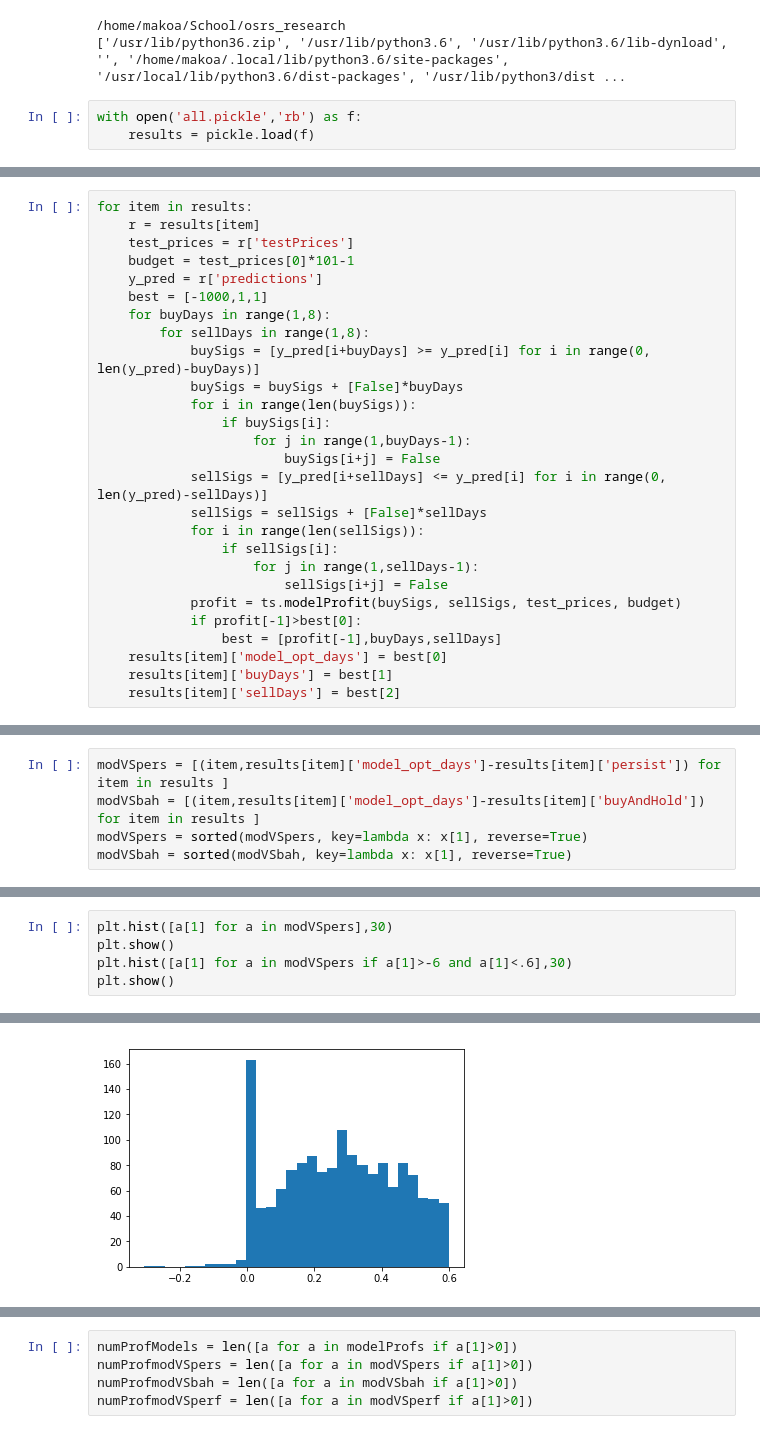
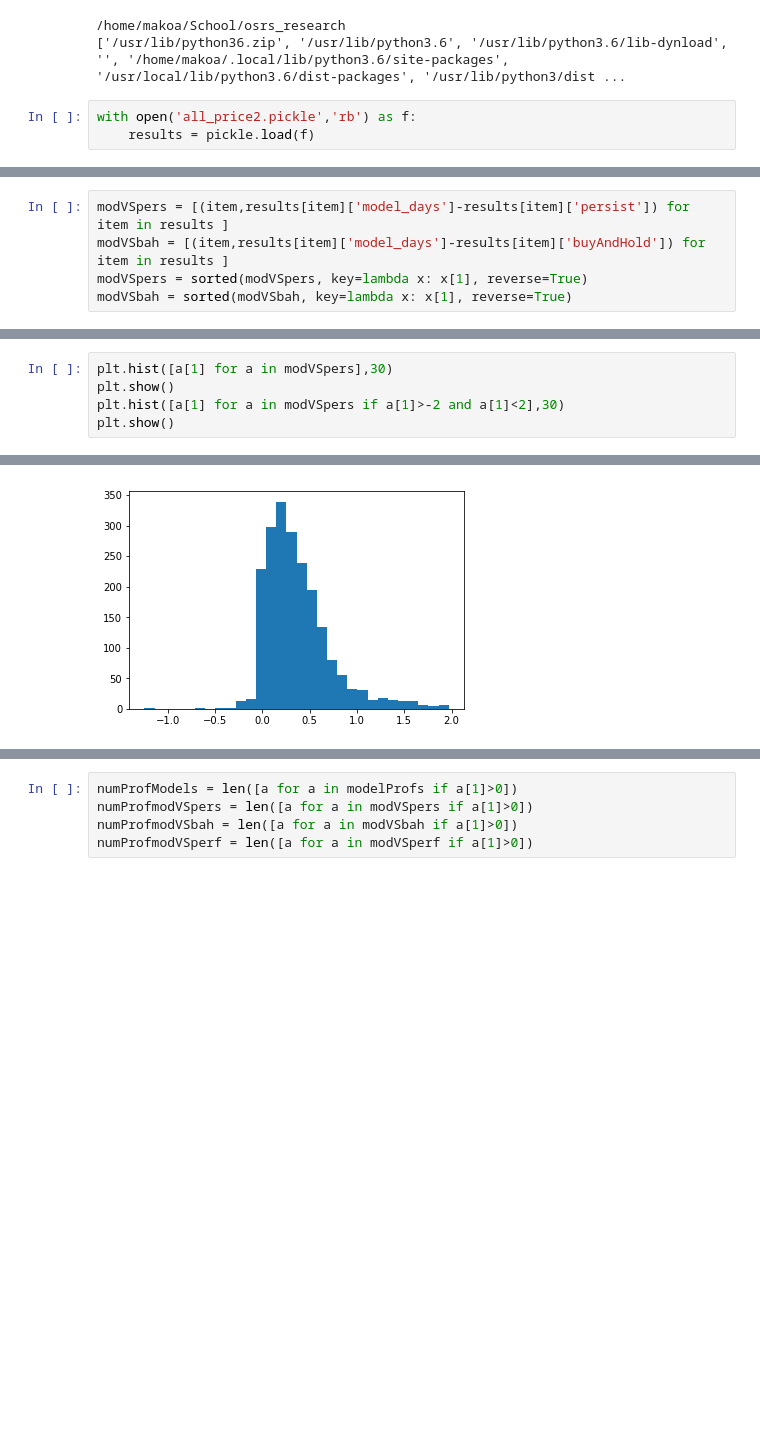
Before and after one commit to rmmartin02/OSRS_Research, a Jupyter notebook: ML/OSRS/Results/DaysAnalysis.ipynb, the cells around one changed output, grey strips where cells are left out. Drawn from its saved outputs; the diff is of its cells as text; blank space fills up the shorter version.

Commit message:
updated results

```diff
--- a/ML/OSRS/Results/DaysAnalysis.ipynb
+++ b/ML/OSRS/Results/DaysAnalysis.ipynb
@@ -18,5 +18,5 @@ import util.trading_systems as ts
 /home/makoa/School/osrs_research
 ['/usr/lib/python36.zip', '/usr/lib/python3.6', '/usr/lib/python3.6/lib-dynload', '', '/home/makoa/.local/lib/python3.6/site-packages', '/usr/local/lib/python3.6/dist-packages', '/usr/lib/python3/dist ...
 # %%
-with open('all.pickle','rb') as f:
+with open('all_price2.pickle','rb') as f:
     results = pickle.load(f)
@@ -27,28 +31 @@ dict_keys(['sma', 'buyAndHold', 'startMAE', 'predictions', 'persist', 'endMAE',
-# %%
-for item in results:
-    r = results[item]
-    test_prices = r['testPrices']
-    budget = test_prices[0]*101-1
-    y_pred = r['predictions']
-    best = [-1000,1,1]
-    for buyDays in range(1,8):
-        for sellDays in range(1,8):
-            buySigs = [y_pred[i+buyDays] >= y_pred[i] for i in range(0, len(y_pred)-buyDays)]
-            buySigs = buySigs + [False]*buyDays
-            for i in range(len(buySigs)):
-                if buySigs[i]:
-                    for j in range(1,buyDays-1):
-                        buySigs[i+j] = False
-            sellSigs = [y_pred[i+sellDays] <= y_pred[i] for i in range(0, len(y_pred)-sellDays)]
-            sellSigs = sellSigs + [False]*sellDays
-            for i in range(len(sellSigs)):
-                if sellSigs[i]:
-                    for j in range(1,sellDays-1):
-                        sellSigs[i+j] = False
-            profit = ts.modelProfit(buySigs, sellSigs, test_prices, budget)
-            if profit[-1]>best[0]:
-                best = [profit[-1],buyDays,sellDays]
-    results[item]['model_opt_days'] = best[0]
-    results[item]['buyDays'] = best[1]
-    results[item]['sellDays'] = best[2]
 # %%
@@ -70,6 +47,6 @@ pprint(modelProfs[0:10])
 # %%
-modVSpers = [(item,results[item]['model_opt_days']-results[item]['persist']) for item in results ]
-modVSbah = [(item,results[item]['model_opt_days']-results[item]['buyAndHold']) for item in results ]
+modVSpers = [(item,results[item]['model_days']-results[item]['persist']) for item in results ]
+modVSbah = [(item,results[item]['model_days']-results[item]['buyAndHold']) for item in results ]
 modVSpers = sorted(modVSpers, key=lambda x: x[1], reverse=True)
 modVSbah = sorted(modVSbah, key=lambda x: x[1], reverse=True)
 # %%
@@ -88,9 +65,9 @@ pprint(modVSpers[0:10])
 # %%
 plt.hist([a[1] for a in modVSpers],30)
 plt.show()
-plt.hist([a[1] for a in modVSpers if a[1]>-6 and a[1]<.6],30)
+plt.hist([a[1] for a in modVSpers if a[1]>-2 and a[1]<2],30)
 plt.show()
 # %% [output]
 [figure]
-[figure, old version]
+[figure, new version]
 # %%
```
Also changed, not shown: parts of 12 cells of this notebook, 4 other files.
